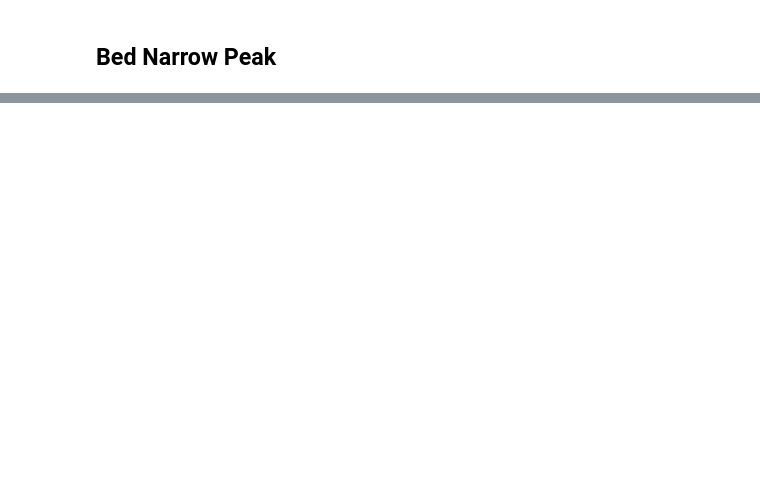
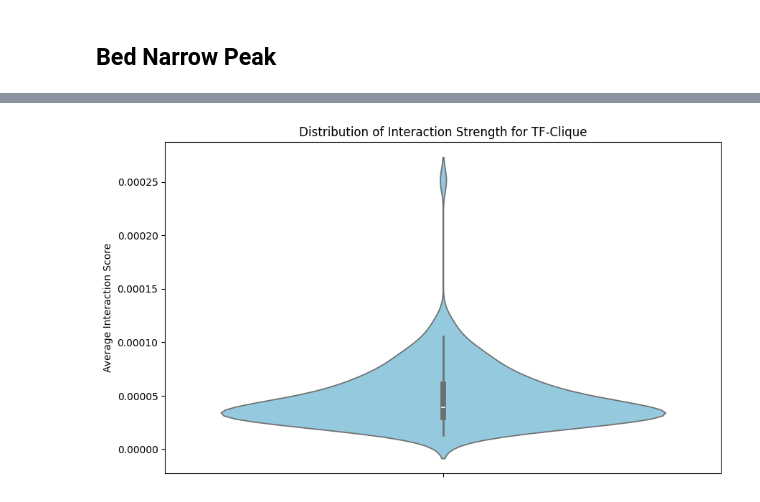
Before and after one commit to ethanoutangoun/chromatin-heart-dev, a Jupyter notebook: scripts/graph_construction.ipynb, the cells around one changed output, grey strips where cells are left out. Drawn from its saved outputs; the diff is of its cells as text; code cells hidden in the pictures; blank space fills up the shorter version.

```diff
--- a/scripts/graph_construction.ipynb
+++ b/scripts/graph_construction.ipynb
@@ -405,2 +496,5 @@ NameError: name 'mann_whitney_u_test' is not defined
 # %% [markdown]
 ## Bed Narrow Peak
+# %%
+# LOAD BIN MAP
+bin_map_loc = f.load_bin_map_loc('/Users/ethan/Desktop/chromatin-heart-dev/data/bin_map_human_100000.bed')
@@ -406,0 +505,69 @@ NameError: name 'mann_whitney_u_test' is not defined
+# %%
+# Open data/transcription_factors, contains a directory of .bed files containing transcription factor binding sites
+
+import os
+import pandas as pd
+import seaborn as sns
+
+# Load the transcription factor binding sites
+data_dir = '../data/transcription_factors'
+tf_files = os.listdir(data_dir)
+
+# Return counts of transcription factor binding sites in each 100kb bin
+def process_bed_file(file_path):
+    bin_counts = {}
+
+    with open(file_path, 'r') as file:
+        for line in file:
+            if line.startswith('#') or not line.strip():
+                continue
+            columns = line.split()
+
+            chrom = columns[0]
+            start_position = int(columns[1])
+
+            bin_number = f.find_bin(chrom, start_position, bin_map_loc)
+
+            if bin_number not in bin_counts:
+                bin_counts[bin_number] = 0
+            bin_counts[bin_number] += 1
+
+    return bin_counts
+
+interaction_scores = []
+
+# Contains top 1 bin for each TF
+max_bins = []
+bin_set = set()
+
+for filename in os.listdir(data_dir):
+    # open file
+
+    try:
+        bin_counts = process_bed_file(os.path.join(data_dir, filename))
+    except:
+        print(f'Error processing {filename}')
+        continue
+
+    # get top 20 bins
+    top_bins = sorted(bin_counts, key=bin_counts.get, reverse=True)[:20]
+
+    max_bins.append(top_bins[0])
+    bin_set.update(top_bins)
+
+    interaction_strength = f.calculate_avg_interaction_strength(contact_matrix_zero, top_bins)
+    interaction_scores.append(interaction_strength)
+
+    # get span of chromosmes of the top bins
+    chrom_span = f.get_chromosome_span(top_bins, bin_map)
+
+
+
+# Plot the distribution as a violin plot
+plt.figure(figsize=(10, 6))
+sns.violinplot(y=interaction_scores, inner='box', color='skyblue')
+plt.ylabel('Average Interaction Score')
+plt.title('Distribution of Interaction Strength for TF-Clique')
+plt.show()
+# %% [output]
+[figure, added]
```
Also changed, not shown: parts of 30 cells of this notebook, 18 other files.
